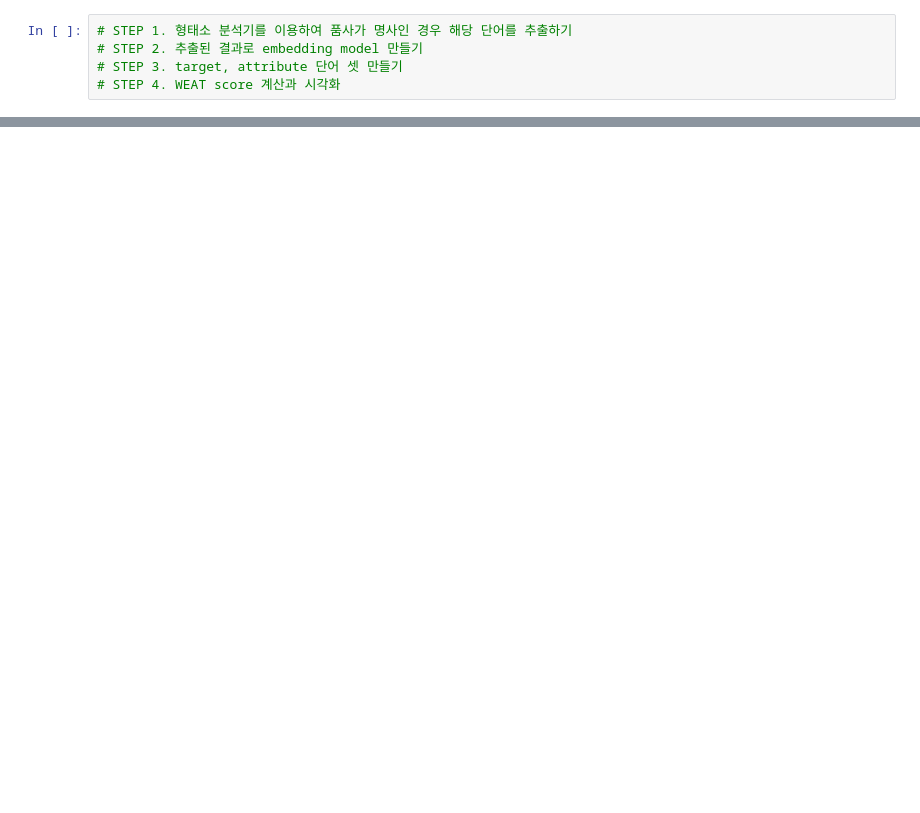
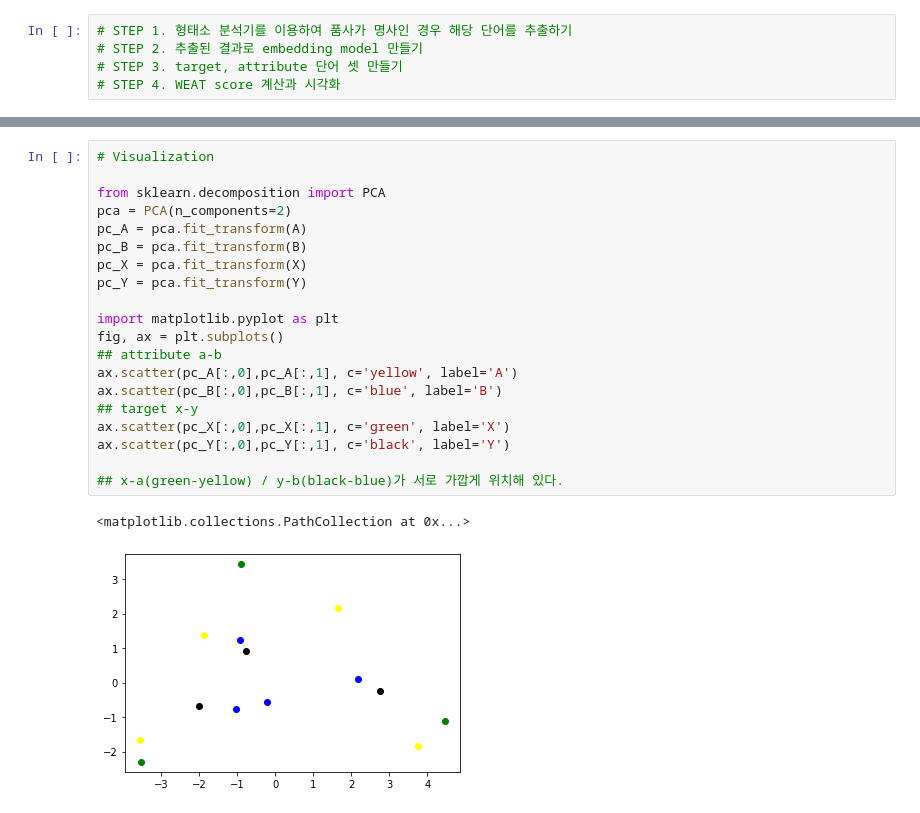
Before and after one commit to justin-on-it/AIFFEL_Explorations, a Jupyter notebook: [GD_03]_NLP_Bias_in_Word_Embeddings.ipynb, the cells around one changed output, grey strips where cells are left out. Drawn from its saved outputs; the diff is of its cells as text; blank space fills up the shorter version.

```diff
--- a/[GD_03]_NLP_Bias_in_Word_Embeddings.ipynb
+++ b/[GD_03]_NLP_Bias_in_Word_Embeddings.ipynb
@@ -85,0 +446,23 @@ from numpy.linalg import norm
+# %%
+# Visualization
+
+from sklearn.decomposition import PCA
+pca = PCA(n_components=2)
+pc_A = pca.fit_transform(A)
+pc_B = pca.fit_transform(B)
+pc_X = pca.fit_transform(X)
+pc_Y = pca.fit_transform(Y)
+
+import matplotlib.pyplot as plt
+fig, ax = plt.subplots()
+## attribute a-b
+ax.scatter(pc_A[:,0],pc_A[:,1], c='yellow', label='A')
+ax.scatter(pc_B[:,0],pc_B[:,1], c='blue', label='B')
+## target x-y
+ax.scatter(pc_X[:,0],pc_X[:,1], c='green', label='X')
+ax.scatter(pc_Y[:,0],pc_Y[:,1], c='black', label='Y')
+
+## x-a(green-yellow) / y-b(black-blue)가 서로 가깝게 위치해 있다.
+# %% [output]
+<matplotlib.collections.PathCollection at 0x...>
+[figure, added]
```
Also changed, not shown: parts of 27 cells of this notebook.
